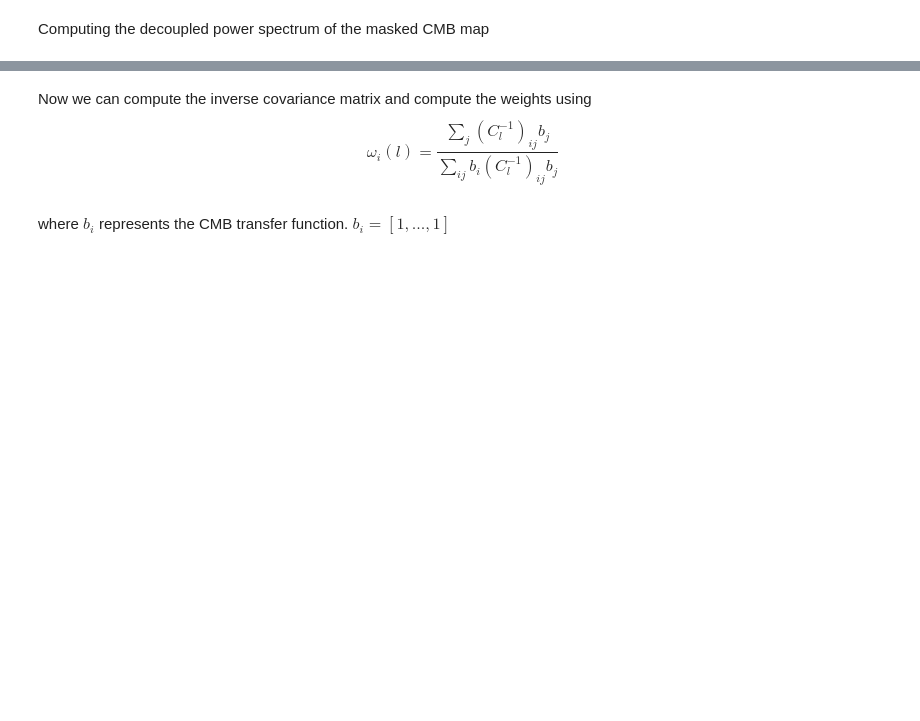
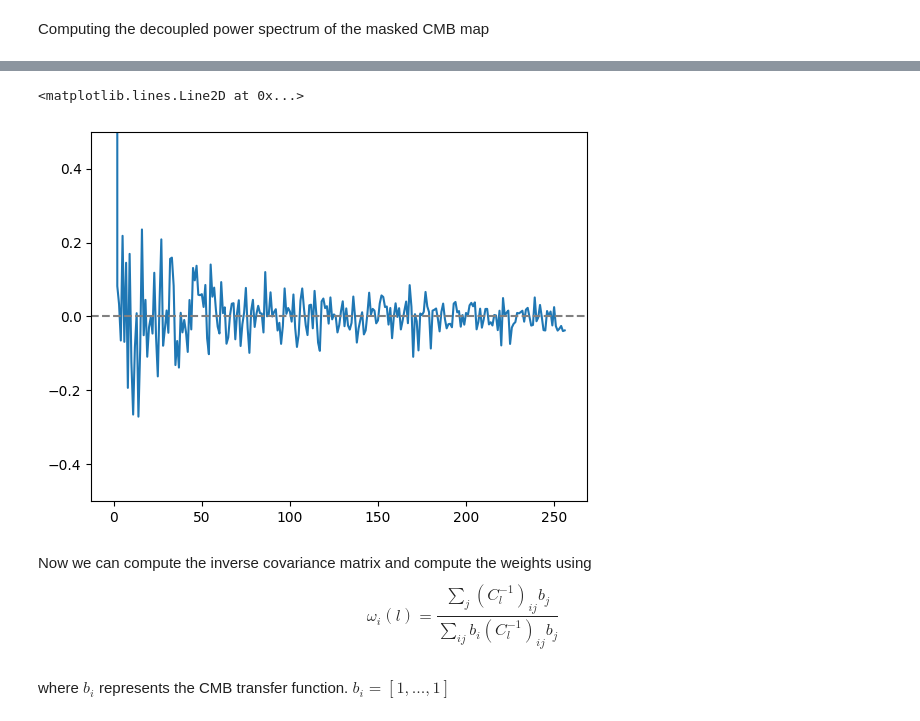
Before and after one commit to urwa99/Internship_Rome, a Jupyter notebook: notebooks/masked_HILC_clean.ipynb, the cells around one changed output, grey strips where cells are left out. Cells and saved outputs as stored; diff of their text form; code cells hidden in the pictures; blank space fills up the shorter version.

```diff
--- a/notebooks/masked_HILC_clean.ipynb
+++ b/notebooks/masked_HILC_clean.ipynb
@@ -69,5 +149,5 @@ cmb_dec= compute_decoupled_cl(cmb, mask2,False, nside, lmax, n_freqs)
 # %%
-Cl_cmb = hp.anafast(cmb[0]) #input cmb map
+Cl_cmb = hp.anafast(cmb[0], lmax=lmax) #input cmb map
 # %%
 ells = np.arange(lmax+1)
 norm = (ells * (ells + 1)) / (2 * np.pi)
@@ -86,3 +166,12 @@ plt.show()
+# %%
+bias= (Cl_cmb- cmb_dec[:,0,0])/Cl_cmb
+plt.plot(ells, bias)
+# plt.xscale("log")
+plt.ylim(-0.5,0.5)
+plt.axhline(0, linestyle="--", color="gray")
+# %% [output]
+<matplotlib.lines.Line2D at 0x...>
+[figure, added]
 # %% [markdown]
 Now we can compute the inverse covariance matrix and compute the weights using $$\omega_i(l) = \frac{\sum_j (C_l^{-1})_{ij} b_{j}}{\sum_{ij}b_i (C_l^{-1})_{ij} b_{j}}$$
 # %% [markdown]
```
Also changed, not shown: parts of 25 cells of this notebook.
